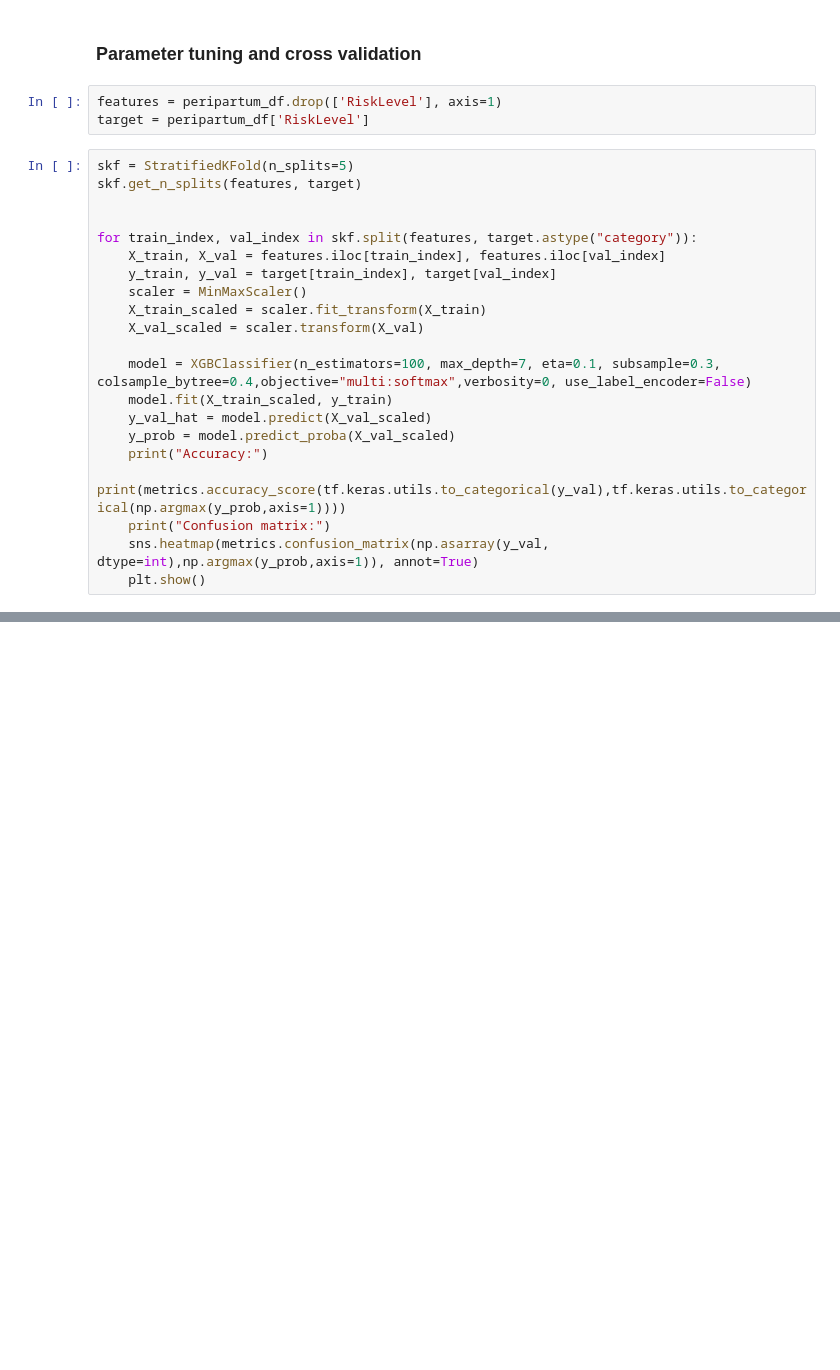
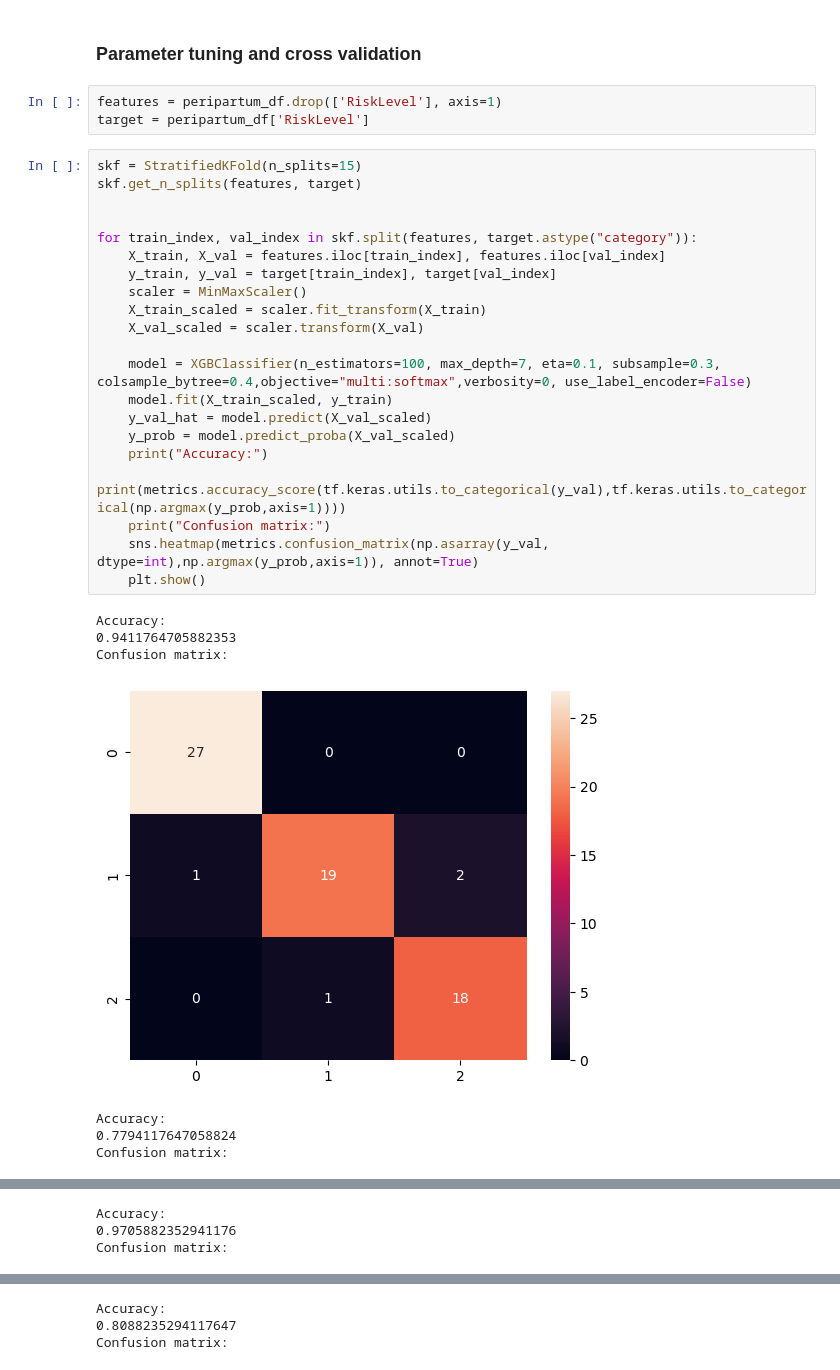
Before and after one commit to Hasibull/maternal-health-monitoring-ML, a Jupyter notebook: Src/Model_building.ipynb, the cells around one changed output, grey strips where cells are left out. Cells and saved outputs as stored; diff of their text form; blank space fills up the shorter version.

```diff
--- a/Src/Model_building.ipynb
+++ b/Src/Model_building.ipynb
@@ -79,23 +77,31 @@ weighted avg       0.86      0.86      0.86       254
 features = peripartum_df.drop(['RiskLevel'], axis=1)
 target = peripartum_df['RiskLevel']
 # %%
-skf = StratifiedKFold(n_splits=5)
+skf = StratifiedKFold(n_splits=15)
 skf.get_n_splits(features, target)
 
 
 for train_index, val_index in skf.split(features, target.astype("category")):
     X_train, X_val = features.iloc[train_index], features.iloc[val_index]
     y_train, y_val = target[train_index], target[val_index]
     scaler = MinMaxScaler()
     X_train_scaled = scaler.fit_transform(X_train)
     X_val_scaled = scaler.transform(X_val)
 
     model = XGBClassifier(n_estimators=100, max_depth=7, eta=0.1, subsample=0.3, colsample_bytree=0.4,objective="multi:softmax",verbosity=0, use_label_encoder=False)
     model.fit(X_train_scaled, y_train)
     y_val_hat = model.predict(X_val_scaled)
     y_prob = model.predict_proba(X_val_scaled)
     print("Accuracy:")
     print(metrics.accuracy_score(tf.keras.utils.to_categorical(y_val),tf.keras.utils.to_categorical(np.argmax(y_prob,axis=1))))
     print("Confusion matrix:")
     sns.heatmap(metrics.confusion_matrix(np.asarray(y_val, dtype=int),np.argmax(y_prob,axis=1)), annot=True)
     plt.show()
+# %% [output]
+Accuracy:
+0.9411764705882353
+Confusion matrix:
+[figure, added]
+Accuracy:
+0.7794117647058824
+Confusion matrix:
@@ -101,0 +109,3 @@ for train_index, val_index in skf.split(features, target.astype("category")):
+Accuracy:
+0.9705882352941176
+Confusion matrix:
@@ -101,0 +113,3 @@ for train_index, val_index in skf.split(features, target.astype("category")):
+Accuracy:
+0.8088235294117647
+Confusion matrix:
```
Also changed, not shown: parts of 5 cells of this notebook, 2 other files.
